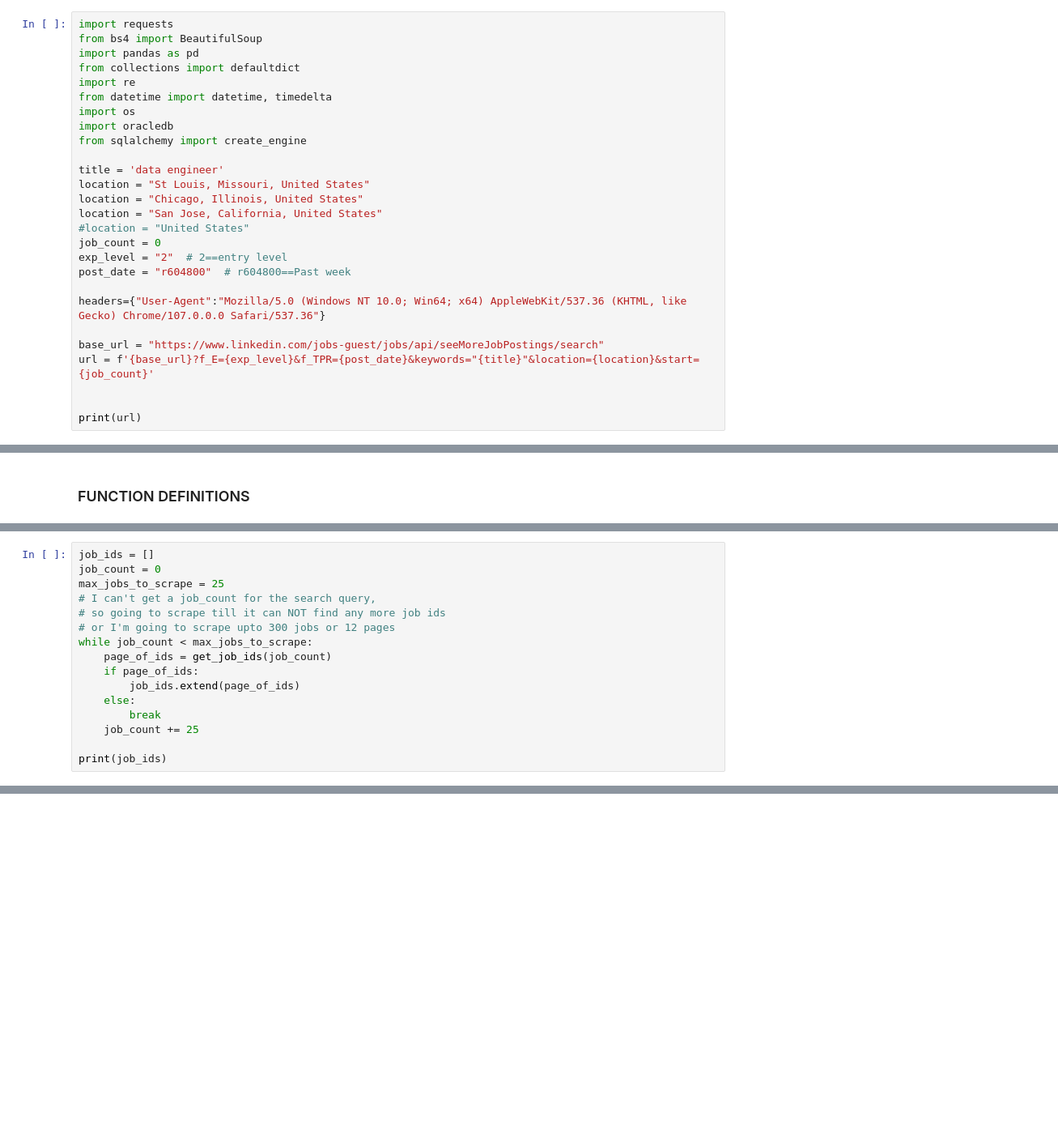
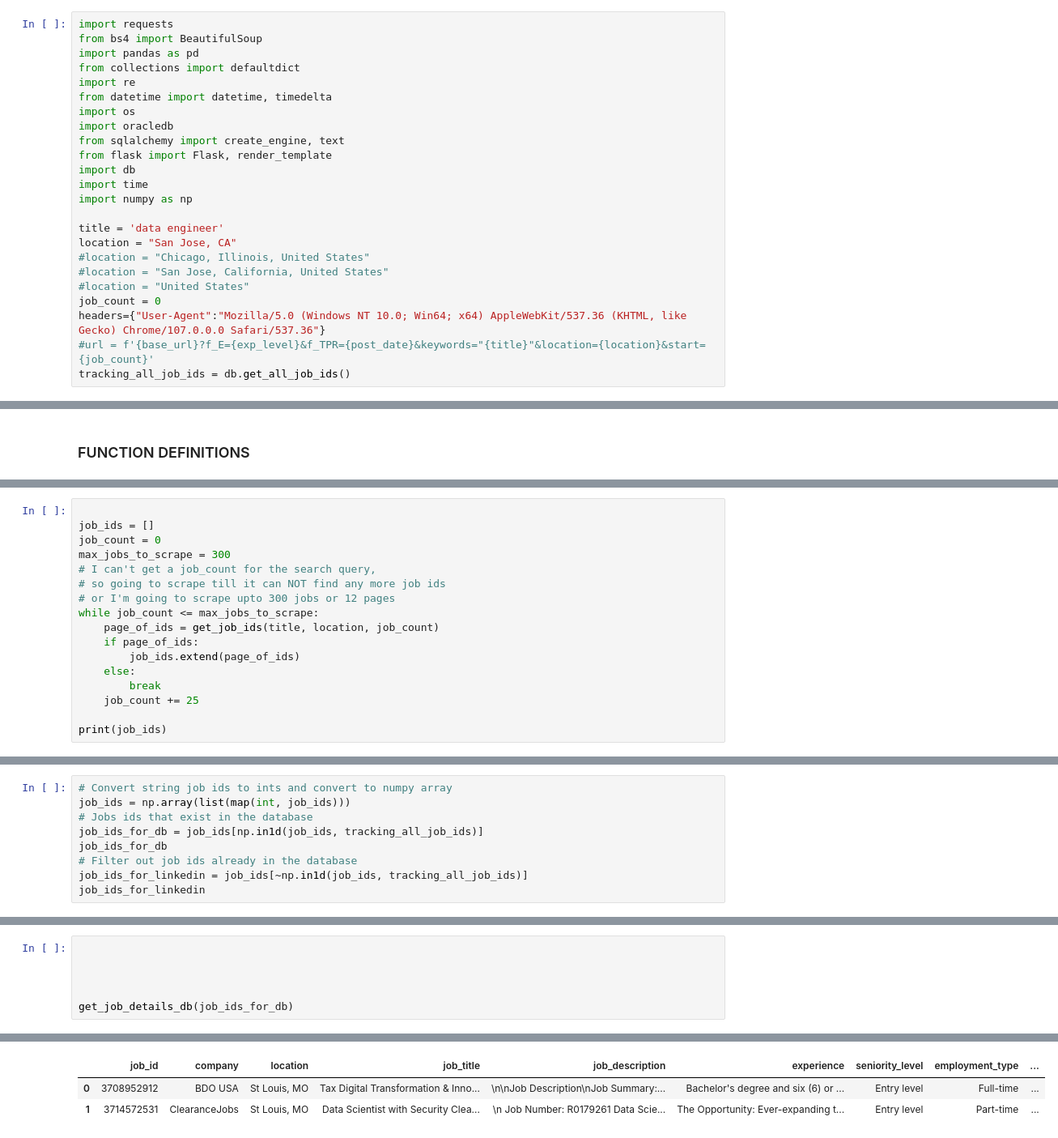
Before and after one commit to mikewschmidt/fine-tuned-job-search, a Jupyter notebook: developer.ipynb, the cells around one changed output, grey strips where cells are left out. Shown at 81% size. Cells and saved outputs as stored; diff of their text form; blank space fills up the shorter version.

Commit message:
Flask website, plus lots of updates

```diff
--- a/developer.ipynb
+++ b/developer.ipynb
@@ -7,21 +7,18 @@ import re
 from datetime import datetime, timedelta
 import os
 import oracledb
-from sqlalchemy import create_engine
+from sqlalchemy import create_engine, text
+from flask import Flask, render_template
+import db
+import time
+import numpy as np
 
 title = 'data engineer'
-location = "St Louis, Missouri, United States"
-location = "Chicago, Illinois, United States"
-location = "San Jose, California, United States"
+location = "San Jose, CA"
+#location = "Chicago, Illinois, United States"
+#location = "San Jose, California, United States"
 #location = "United States"
 job_count = 0
-exp_level = "2"  # 2==entry level
-post_date = "r604800"  # r604800==Past week
-
 headers={"User-Agent":"Mozilla/5.0 (Windows NT 10.0; Win64; x64) AppleWebKit/537.36 (KHTML, like Gecko) Chrome/107.0.0.0 Safari/537.36"}
-
-base_url = "https://www.linkedin.com/jobs-guest/jobs/api/seeMoreJobPostings/search"
-url = f'{base_url}?f_E={exp_level}&f_TPR={post_date}&keywords="{title}"&location={location}&start={job_count}'
-
-
-print(url)
+#url = f'{base_url}?f_E={exp_level}&f_TPR={post_date}&keywords="{title}"&location={location}&start={job_count}'
+tracking_all_job_ids = db.get_all_job_ids()
@@ -72,12 +145,13 @@ def get_result_count():
 # %%
+
 job_ids = []
 job_count = 0
-max_jobs_to_scrape = 25
+max_jobs_to_scrape = 300
 # I can't get a job_count for the search query,
 # so going to scrape till it can NOT find any more job ids
 # or I'm going to scrape upto 300 jobs or 12 pages
-while job_count < max_jobs_to_scrape:
-    page_of_ids = get_job_ids(job_count)
+while job_count <= max_jobs_to_scrape:
+    page_of_ids = get_job_ids(title, location, job_count)
     if page_of_ids:
         job_ids.extend(page_of_ids)
     else:
@@ -187,0 +170,9 @@ https://www.linkedin.com/jobs/view/process-technician-i-at-iconma-3707507616?trk
+# %%
+# Convert string job ids to ints and convert to numpy array
+job_ids = np.array(list(map(int, job_ids)))
+# Jobs ids that exist in the database
+job_ids_for_db = job_ids[np.in1d(job_ids, tracking_all_job_ids)]
+job_ids_for_db
+# Filter out job ids already in the database
+job_ids_for_linkedin = job_ids[~np.in1d(job_ids, tracking_all_job_ids)]
+job_ids_for_linkedin
@@ -187,0 +181,7 @@ https://www.linkedin.com/jobs/view/process-technician-i-at-iconma-3707507616?trk
+# %%
+
+
+
+
+get_job_details_db(job_ids_for_db)
+# %% [output]
@@ -187,0 +189,3 @@ https://www.linkedin.com/jobs/view/process-technician-i-at-iconma-3707507616?trk
+|  | job_id | company | location | job_title | job_description | experience | seniority_level | employment_type | ... |
+| 0 | 3708952912 | BDO USA | St Louis, MO | Tax Digital Transformation & Inno... | \n\nJob Description\nJob Summary:... | Bachelor's degree and six (6) or ... | Entry level | Full-time | ... |
+| 1 | 3714572531 | ClearanceJobs | St Louis, MO | Data Scientist with Security Clea... | \n Job Number: R0179261 Data Scie... | The Opportunity: Ever-expanding t... | Entry level | Part-time | ... |
```
Also changed, not shown: parts of 19 cells of this notebook, 9 other files.
